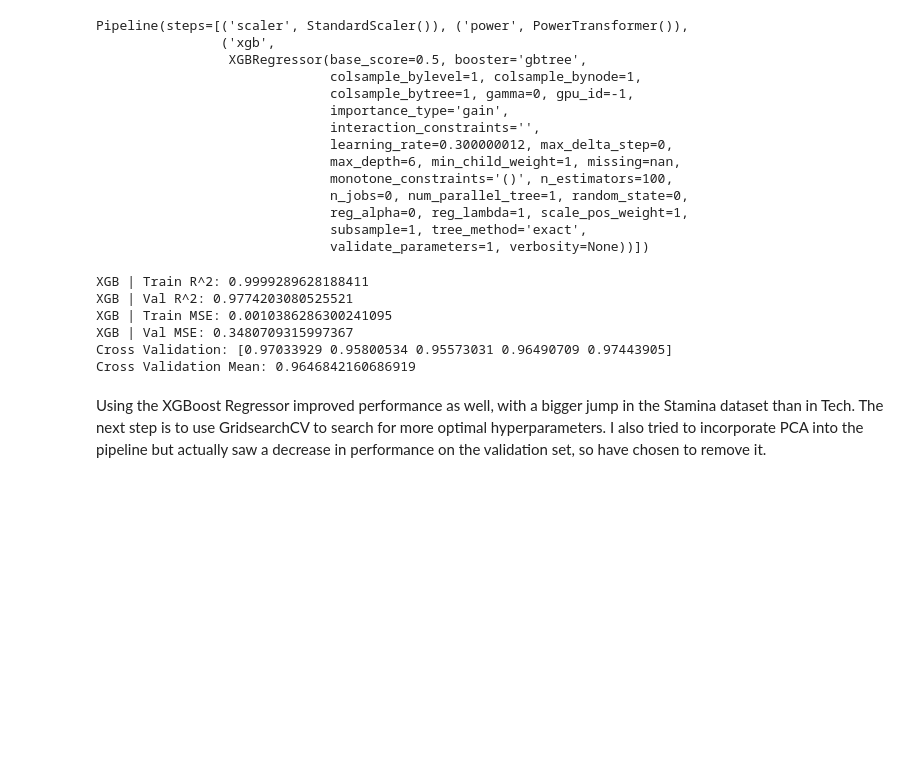
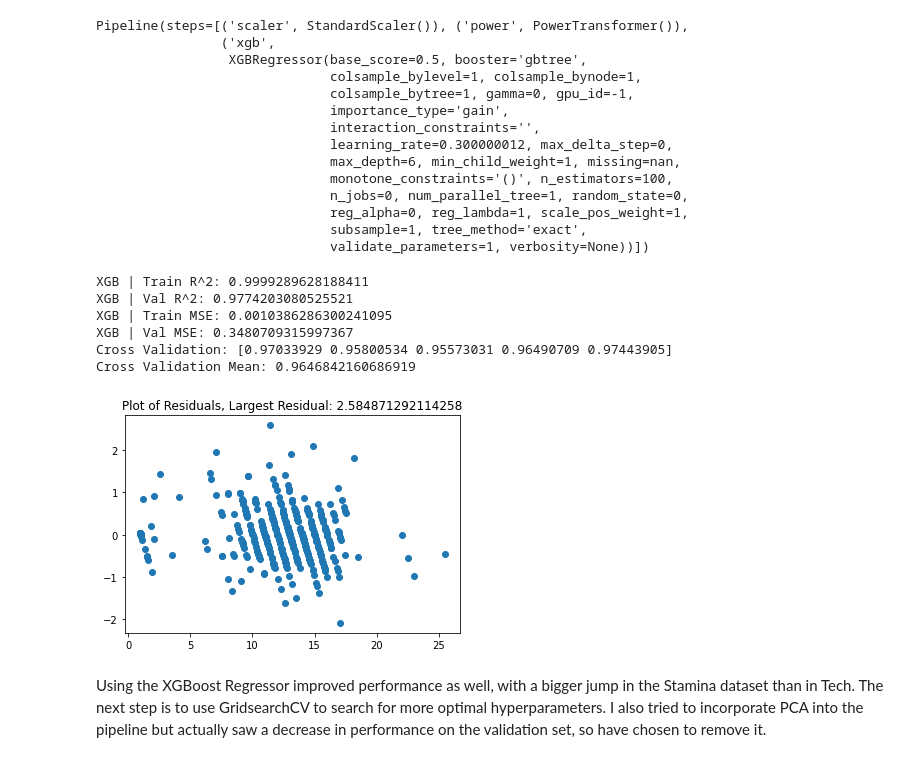
Before and after one commit to sglibova/chart-difficulty-with-machine-learning, a Jupyter notebook: final_notebook.ipynb, the cells around one changed output. Saved outputs shown, nothing was run; the diff lists cells and outputs as text; code cells hidden in the pictures; blank space fills up the shorter version.

```diff
--- a/final_notebook.ipynb
+++ b/final_notebook.ipynb
@@ -841,6 +826,10 @@ XGB | Train MSE: 0.0010386286300241095
 XGB | Val MSE: 0.3480709315997367
 Cross Validation: [0.97033929 0.95800534 0.95573031 0.96490709 0.97443905]
 Cross Validation Mean: 0.9646842160686919
+# %%
+plot_resids(xgb_stam, X_val_stam, y_val_stam)
+# %% [output]
+[figure, added]
 # %% [markdown]
 Using the XGBoost Regressor improved performance as well, with a bigger jump in the Stamina dataset than in Tech. The next step is to use GridsearchCV to search for more optimal hyperparameters. I also tried to incorporate PCA into the pipeline but actually saw a decrease in performance on the validation set, so have chosen to remove it.
 # %% [markdown]
```
Also changed, not shown: parts of 18 cells of this notebook, 6 other files.
